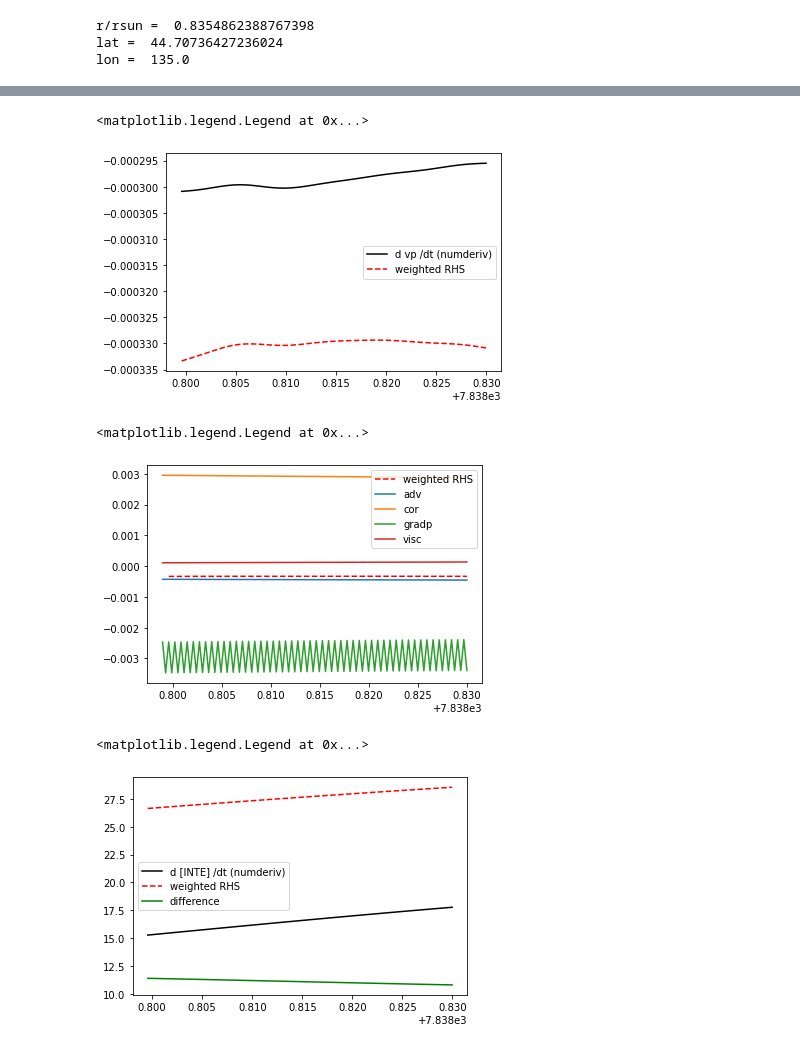
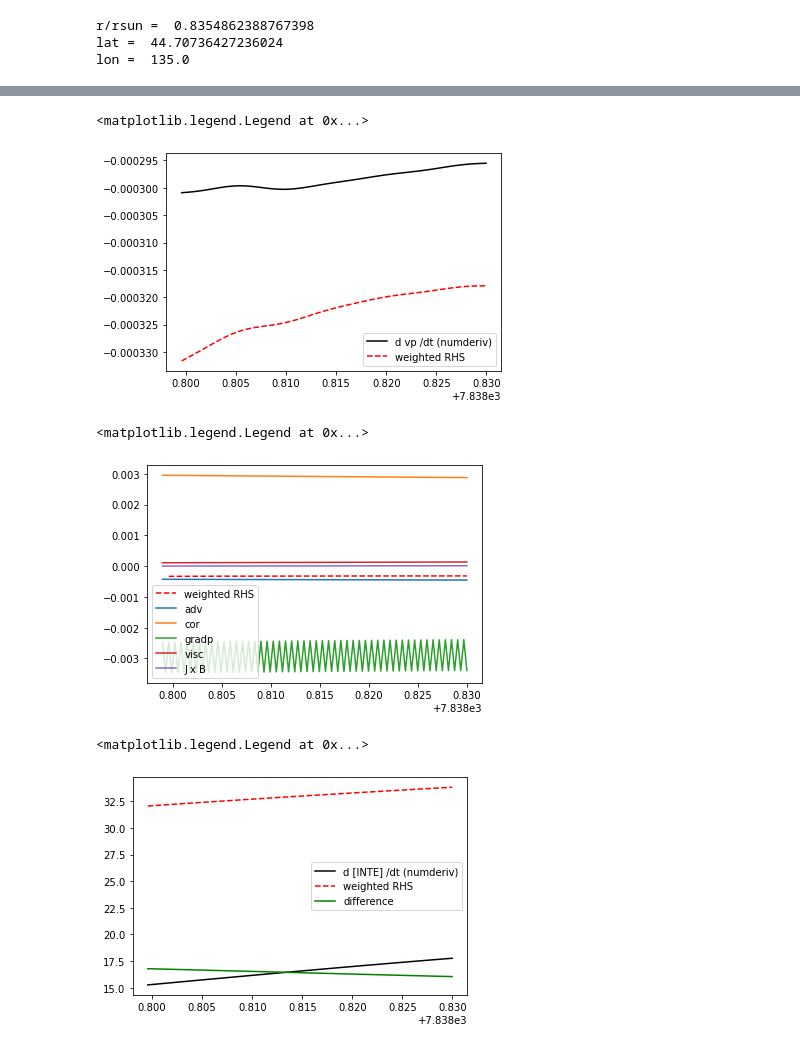
Before and after one commit to illorenzo7/rayleigh_utils, a Jupyter notebook: test_equations/momentum_mhd.ipynb, the cells around one changed output, grey strips where cells are left out. Saved outputs shown, nothing was run; the diff lists cells and outputs as text; code cells hidden in the pictures.

Commit message:
add missing factors of rhot in mom. equation

```diff
--- a/test_equations/momentum_mhd.ipynb
+++ b/test_equations/momentum_mhd.ipynb
@@ -181,9 +181,9 @@ cor_p = vals[:, iiphi0, iit0, iir0, lut[1221]]
 visc_p = vals[:, iiphi0, iit0, iir0, lut[1230]]
 gradp_p = vals[:, iiphi0, iit0, iir0, lut[1239]]
 
-#jxb_p = vals[:, iiphi0, iit0, iir0, lut[1250]]
+jxb_p = vals[:, iiphi0, iit0, iir0, lut[1250]]
 
-f_exp = cor_p + adv_p# + jxb_p
+f_exp = cor_p + adv_p + jxb_p
 f_imp = gradp_p + visc_p
 rhs_momp = f_weighted = 0.5*(f_imp[2:] + f_imp[1:-1]) + f_exp[1:-1] + 0.5*(dt/dt_old)*(f_exp[1:-1] - f_exp[:-2])
 
@@ -194,7 +194,7 @@ plt.plot(t[2:], f_weighted, 'r--', label='weighted RHS')
 plt.legend()
 # %% [output]
 <matplotlib.legend.Legend at 0x...>
-[figure, old version]
+[figure, new version]
 # %%
 # break up phi momentum into more pieces
 plt.plot(t[2:], f_weighted, 'r--', label='weighted RHS')
@@ -202,39 +202,45 @@ plt.plot(t, adv_p, label='adv')
 plt.plot(t, cor_p, label='cor')
 plt.plot(t, gradp_p, label='gradp')
 plt.plot(t, visc_p, label='visc')
-
+plt.plot(t, jxb_p, label='J x B')
 
 #plt.plot(t, f_r/rho[ir0], label='weighted RHS')
 
 plt.legend()
 # %% [output]
 <matplotlib.legend.Legend at 0x...>
-[figure, old version]
+[figure, new version]
+# %%
+# thermo state
+#rhot = (eq.rho*eq.T)[irvals]
+#rhot = rhot.reshape((1, 1, len(rvals)))
+rhot = (eq.rho*eq.T)[irvals]
 # %%
 # for good measure, see what heat equation does
 inte = vals[:, iiphi0, iit0, iir0, lut[701]]
 dinte = inte[2:] - inte[1:-1]
 dintedt = dinte/dt
 
 adv_heat = -vals[:, iiphi0, iit0, iir0, lut[1401]]
 ref_adv_heat = -rhovr*(eq.T*eq.dsdr)[ir0]
 cond_heating = vals[:, iiphi0, iit0, iir0, lut[1421]]
 int_heating = vals[:, iiphi0, iit0, iir0, lut[1434]]
-visc_heating = vals[:, iiphi0, iit0, iir0, lut[1435]]
+visc_heating = vals[:, iiphi0, iit0, iir0, lut[1435]]*rhot[iir0]
+joule_heating = vals[:, iiphi0, iit0, iir0, lut[1436]]*rhot[iir0]
 
-f_exp = adv_heat + visc_heating# + joule_heating
+f_exp = adv_heat + visc_heating + joule_heating
 f_imp = ref_adv_heat + cond_heating + int_heating
 f_weighted = 0.5*(f_imp[2:] + f_imp[1:-1]) + f_exp[1:-1] + 0.5*(dt/dt_old)*(f_exp[1:-1] - f_exp[:-2])
 
 plt.plot(t[2:], dintedt, 'k', label='d [INTE] /dt (numderiv)')
 plt.plot(t[2:], f_weighted, 'r--', label='weighted RHS')
 #plt.plot(t, f_r/rho[ir0], label='weighted RHS')
 plt.plot(t[2:], f_weighted - dintedt, 'g', label='difference')
 
 plt.legend()
 # %% [output]
 <matplotlib.legend.Legend at 0x...>
-[figure, old version]
+[figure, new version]
 # %%
 # yeah this guy isn't so hot
 # %%
```
Also changed, not shown: parts of 7 cells of this notebook.
